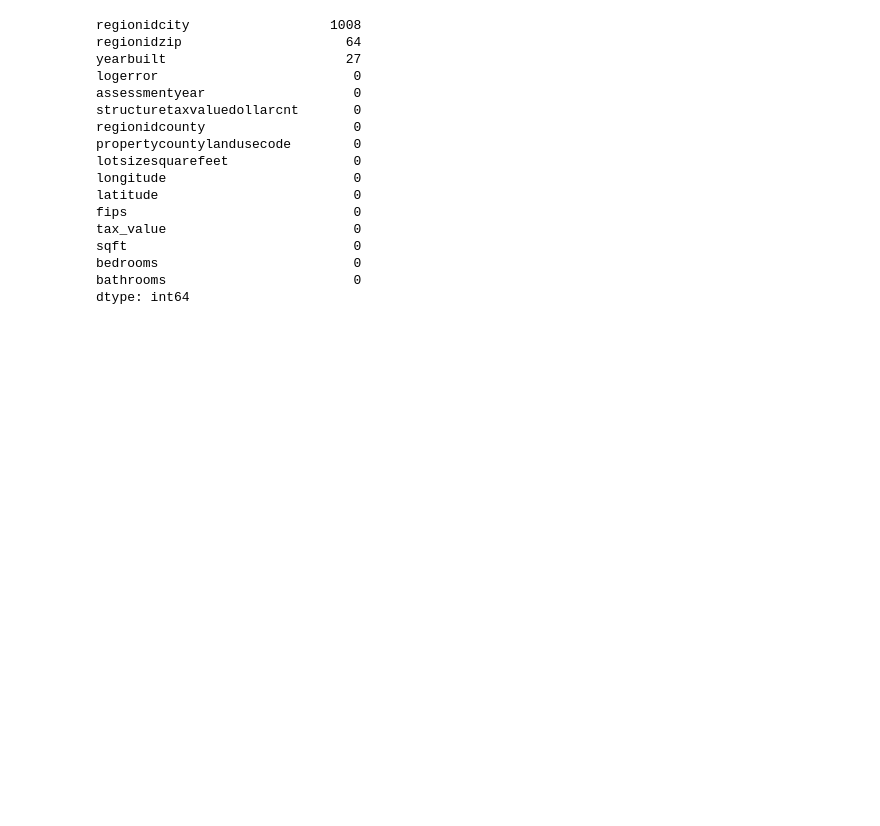
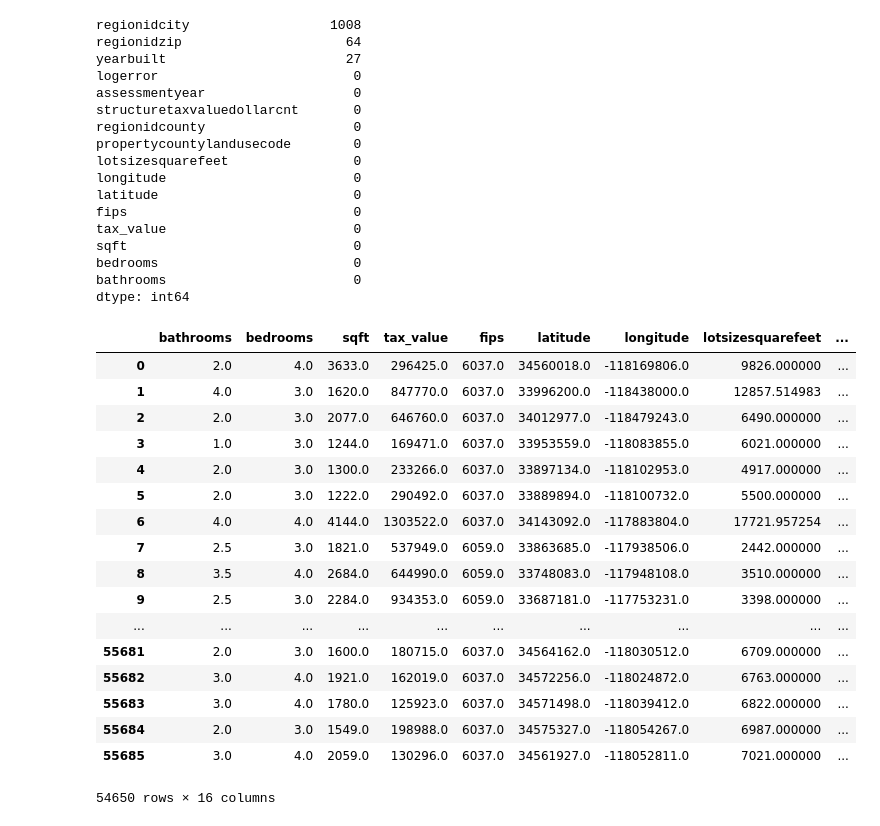
Before and after one commit to Zillow-SJ/Cluster_Zillow, a Jupyter notebook: Initial Exploration.ipynb, the cells around one changed output. Saved outputs shown, nothing was run; the diff lists cells and outputs as text; code cells hidden in the pictures; blank space fills up the shorter version.

```diff
--- a/Initial Exploration.ipynb
+++ b/Initial Exploration.ipynb
@@ -42,3 +40,24 @@ df.head()
+# %%
+df.dropna(how='any')
+# %% [output]
+|  | bathrooms | bedrooms | sqft | tax_value | fips | latitude | longitude | lotsizesquarefeet | ... |
+| 0 | 2.0 | 4.0 | 3633.0 | 296425.0 | 6037.0 | 34560018.0 | -118169806.0 | 9826.000000 | ... |
+| 1 | 4.0 | 3.0 | 1620.0 | 847770.0 | 6037.0 | 33996200.0 | -118438000.0 | 12857.514983 | ... |
+| 2 | 2.0 | 3.0 | 2077.0 | 646760.0 | 6037.0 | 34012977.0 | -118479243.0 | 6490.000000 | ... |
+| 3 | 1.0 | 3.0 | 1244.0 | 169471.0 | 6037.0 | 33953559.0 | -118083855.0 | 6021.000000 | ... |
+| 4 | 2.0 | 3.0 | 1300.0 | 233266.0 | 6037.0 | 33897134.0 | -118102953.0 | 4917.000000 | ... |
+| 5 | 2.0 | 3.0 | 1222.0 | 290492.0 | 6037.0 | 33889894.0 | -118100732.0 | 5500.000000 | ... |
+| 6 | 4.0 | 4.0 | 4144.0 | 1303522.0 | 6037.0 | 34143092.0 | -117883804.0 | 17721.957254 | ... |
+| 7 | 2.5 | 3.0 | 1821.0 | 537949.0 | 6059.0 | 33863685.0 | -117938506.0 | 2442.000000 | ... |
+| 8 | 3.5 | 4.0 | 2684.0 | 644990.0 | 6059.0 | 33748083.0 | -117948108.0 | 3510.000000 | ... |
+| 9 | 2.5 | 3.0 | 2284.0 | 934353.0 | 6059.0 | 33687181.0 | -117753231.0 | 3398.000000 | ... |
+| ... | ... | ... | ... | ... | ... | ... | ... | ... | ... |
+| 55681 | 2.0 | 3.0 | 1600.0 | 180715.0 | 6037.0 | 34564162.0 | -118030512.0 | 6709.000000 | ... |
+| 55682 | 3.0 | 4.0 | 1921.0 | 162019.0 | 6037.0 | 34572256.0 | -118024872.0 | 6763.000000 | ... |
+| 55683 | 3.0 | 4.0 | 1780.0 | 125923.0 | 6037.0 | 34571498.0 | -118039412.0 | 6822.000000 | ... |
+| 55684 | 2.0 | 3.0 | 1549.0 | 198988.0 | 6037.0 | 34575327.0 | -118054267.0 | 6987.000000 | ... |
+| 55685 | 3.0 | 4.0 | 2059.0 | 130296.0 | 6037.0 | 34561927.0 | -118052811.0 | 7021.000000 | ... |
+54650 rows × 16 columns
 # %%
 df.isnull().sum().sort_values(ascending=False)
 # %%
```
Also changed, not shown: parts of 3 cells of this notebook, 1 other file.
